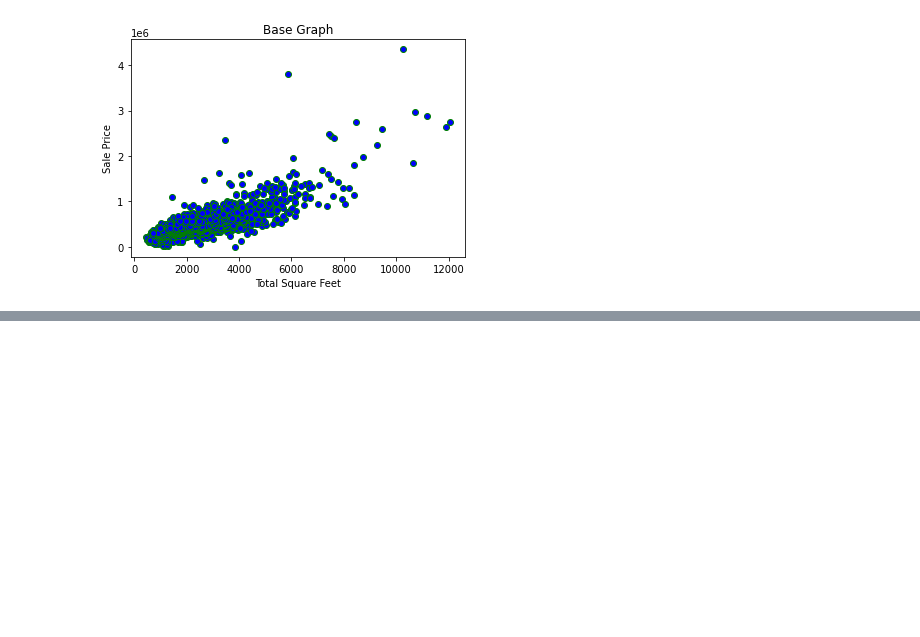
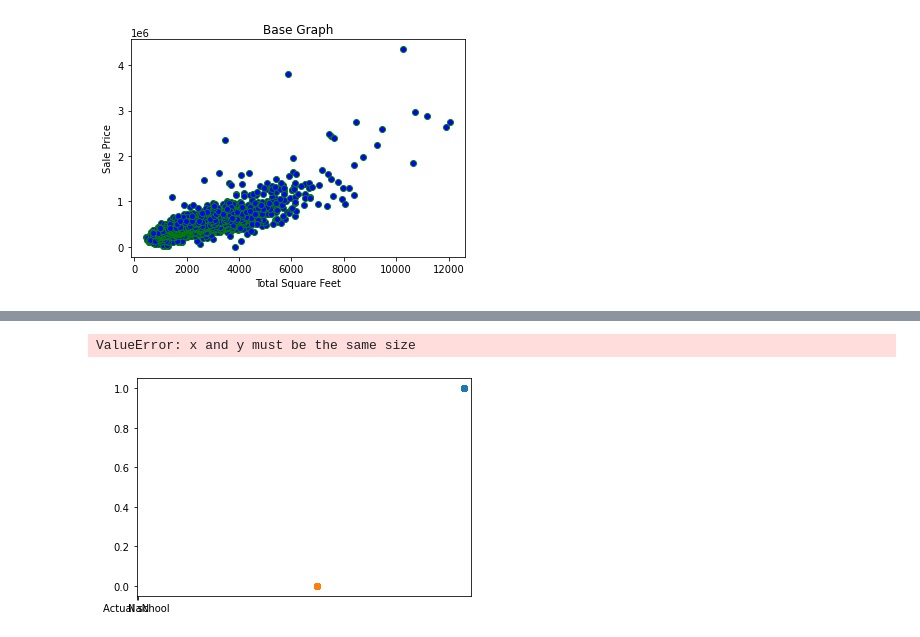
Before and after one commit to willserene/Housing_Analysis, a Jupyter notebook: Graphs.ipynb, the cells around one changed output, grey strips where cells are left out. Cells and saved outputs as stored; diff of their text form; code cells hidden in the pictures; blank space fills up the shorter version.

```diff
--- a/Graphs.ipynb
+++ b/Graphs.ipynb
@@ -90,0 +112,24 @@ x_
+# %%
+#Maybe with multiple y axis?
+y_axis = [(sq_ft['High School Rank'] != 'NaN'),(sq_ft['High School Rank'] == 'NaN')]
+x_axis = sq_ft['Dollar/sq ft']
+
+# for x, y in zip(x_axis, y_axis):
+#     plt.scatter([x] * len(y), y)
+
+# plt.xticks([1, 2])
+# plt.axes().set_xticklabels(['Actual school', 'NaN'])
+
+# plt.scatter(x_axis,y_axis)
+# plt.show()
+
+# fig = plt.figure()
+# ax1 = fig.add_subplot(111)
+
+# ax1.scatter(x_axis, y_axis, s=10, c='b', marker="s", label='first')
+# ax1.scatter(x_axis_2,y_axis, s=10, c='r', marker="o", label='second')
+# plt.legend(loc='best');
+# plt.show()
+# %% [output]
+ValueError: x and y must be the same size
+[figure, added]
```
Also changed, not shown: parts of 2 cells of this notebook.
